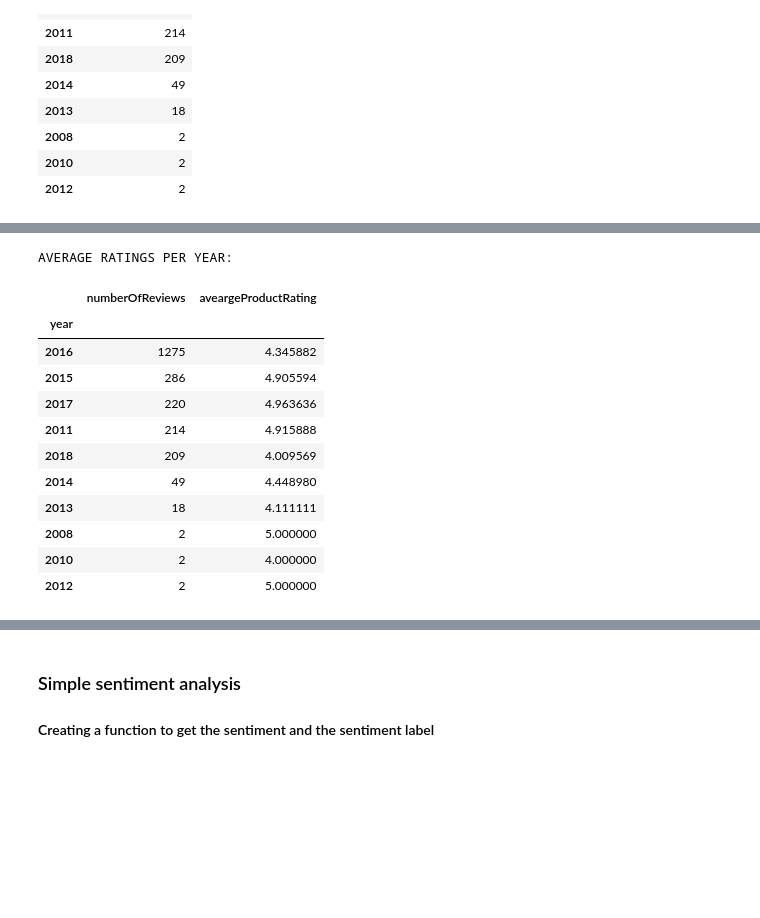
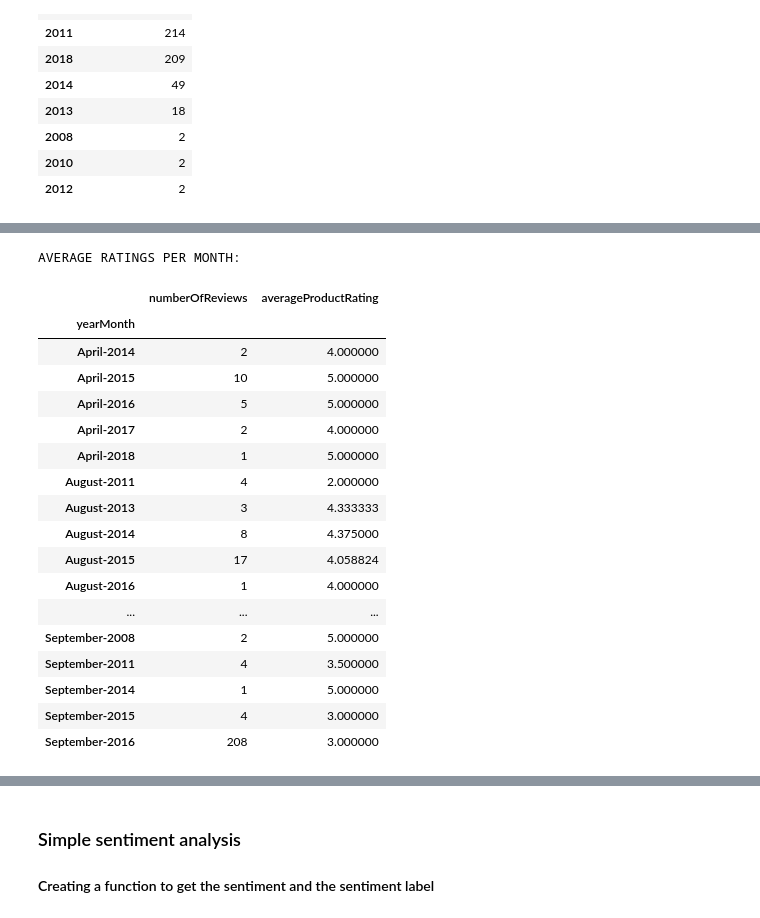
Before and after one commit to ahmadbashorun/AI6-amazon-reviews-EDA-project, a Jupyter notebook: Appliance_cleaning.ipynb, the cells around one changed output, grey strips where cells are left out. Saved outputs shown, nothing was run; the diff lists cells and outputs as text; code cells hidden in the pictures; blank space fills up the shorter version.

```diff
--- a/Appliance_cleaning.ipynb
+++ b/Appliance_cleaning.ipynb
@@ -174,8 +174,7 @@ print ("Time span of the data: {}".format(time_span))
 Time span of the data: 3500 days 00:00:00
 # %%
 appliances_df["year"] = appliances_df["reviewTime"].dt.year
-appliances_df["month"] = appliances_df["reviewTime"].dt.month_name()
-appliances_df["dayOfTheWeek"] = appliances_df["reviewTime"].dt.day_name()
+appliances_df["yearMonth"] = appliances_df['reviewTime'].apply(lambda x: x.strftime('%B-%Y'))
 # %%
 appliances_df.head()
 # %% [output]
@@ -256,21 +254,26 @@ MONTHLY BREAKDOWN OF AMOUNT OF REVIEWS FOR EACH YEAR:
 # %%
-yearly_rating = appliances_df.groupby("year").agg({"reviewText":"count","productRating":"mean"}).sort_values(
-    "reviewText",ascending=False)
-yearly_rating.rename(columns={"reviewText":"numberOfReviews", "productRating":"aveargeProductRating"}, inplace=True)
+yearly_month_rating = appliances_df.groupby(["yearMonth"]).agg({"reviewText":"count", "productRating":"mean"})
+yearly_month_rating.rename(columns={"reviewText":"numberOfReviews", "productRating":"averageProductRating"}, inplace=True)
 
-print("AVERAGE RATINGS PER YEAR:")
-yearly_rating
+print("AVERAGE RATINGS PER MONTH:")
+yearly_month_rating
 # %% [output]
-AVERAGE RATINGS PER YEAR:
+AVERAGE RATINGS PER MONTH:
-|  | numberOfReviews | aveargeProductRating |
-| year |  |  |
-| 2016 | 1275 | 4.345882 |
-| 2015 | 286 | 4.905594 |
-| 2017 | 220 | 4.963636 |
-| 2011 | 214 | 4.915888 |
-| 2018 | 209 | 4.009569 |
-| 2014 | 49 | 4.448980 |
-| 2013 | 18 | 4.111111 |
-| 2008 | 2 | 5.000000 |
-| 2010 | 2 | 4.000000 |
-| 2012 | 2 | 5.000000 |
+|  | numberOfReviews | averageProductRating |
+| yearMonth |  |  |
+| April-2014 | 2 | 4.000000 |
+| April-2015 | 10 | 5.000000 |
+| April-2016 | 5 | 5.000000 |
+| April-2017 | 2 | 4.000000 |
+| April-2018 | 1 | 5.000000 |
+| August-2011 | 4 | 2.000000 |
+| August-2013 | 3 | 4.333333 |
+| August-2014 | 8 | 4.375000 |
+| August-2015 | 17 | 4.058824 |
+| August-2016 | 1 | 4.000000 |
+| ... | ... | ... |
+| September-2008 | 2 | 5.000000 |
+| September-2011 | 4 | 3.500000 |
+| September-2014 | 1 | 5.000000 |
+| September-2015 | 4 | 3.000000 |
+| September-2016 | 208 | 3.000000 |
```
Also changed, not shown: parts of 21 cells of this notebook.
